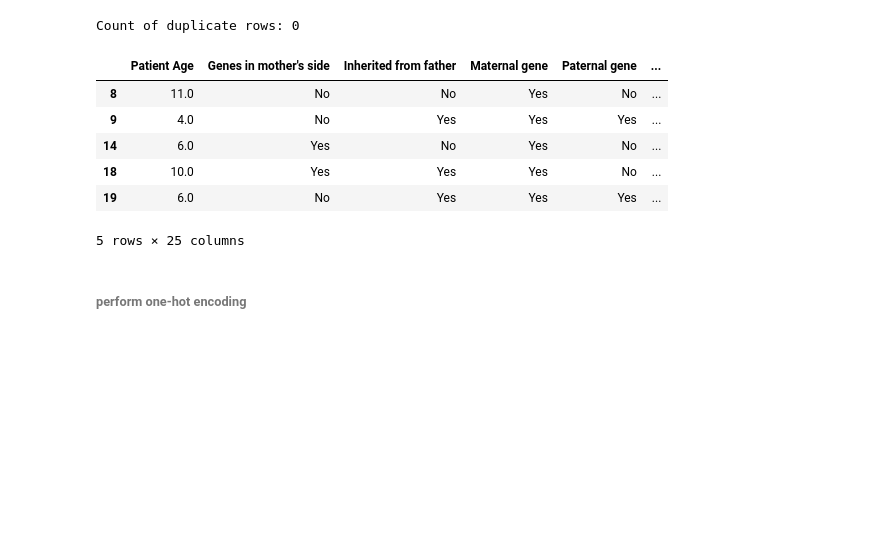
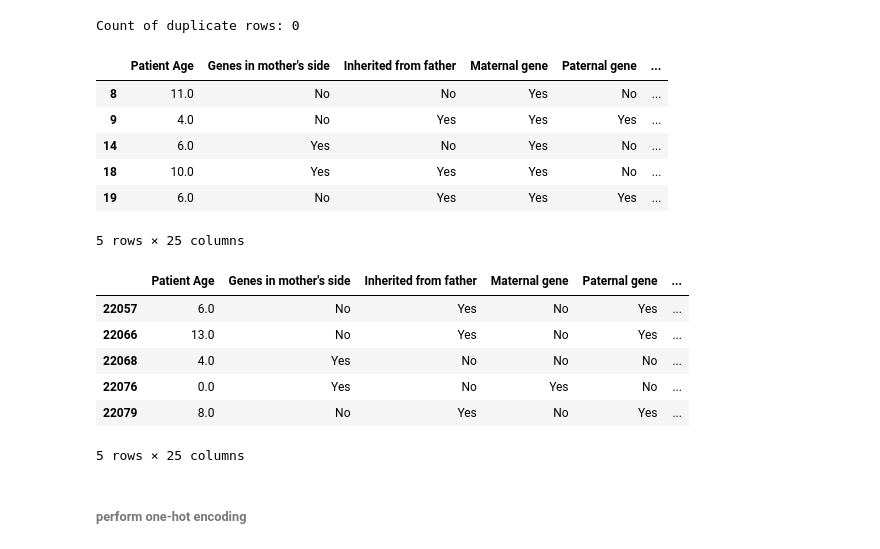
Before and after one commit to Mepseha/Project-4, a Jupyter notebook: LogisticRegression_all features.ipynb, the cells around one changed output. Saved outputs shown, nothing was run; the diff lists cells and outputs as text; code cells hidden in the pictures; blank space fills up the shorter version.

```diff
--- a/LogisticRegression_all features.ipynb
+++ b/LogisticRegression_all features.ipynb
@@ -128,13 +128,3 @@ print("Count of duplicate rows:", duplicate_count)
 # X_train_no_duplicates = GeneticDisorder_dropped_df.drop_duplicates()
 # %% [output]
 Count of duplicate rows: 0
-# %%
-GeneticDisorder_dropped_df.head()
-# %% [output]
-|  | Patient Age | Genes in mother's side | Inherited from father | Maternal gene | Paternal gene | ... |
-| 8 | 11.0 | No | No | Yes | No | ... |
-| 9 | 4.0 | No | Yes | Yes | Yes | ... |
-| 14 | 6.0 | Yes | No | Yes | No | ... |
-| 18 | 10.0 | Yes | Yes | Yes | No | ... |
-| 19 | 6.0 | No | Yes | Yes | Yes | ... |
-5 rows × 25 columns
@@ -141,3 +139,21 @@ GeneticDisorder_dropped_df.head()
+# %%
+display(GeneticDisorder_dropped_df.head())
+display(GeneticDisorder_dropped_df.tail())
+# %% [output]
+|  | Patient Age | Genes in mother's side | Inherited from father | Maternal gene | Paternal gene | ... |
+| 8 | 11.0 | No | No | Yes | No | ... |
+| 9 | 4.0 | No | Yes | Yes | Yes | ... |
+| 14 | 6.0 | Yes | No | Yes | No | ... |
+| 18 | 10.0 | Yes | Yes | Yes | No | ... |
+| 19 | 6.0 | No | Yes | Yes | Yes | ... |
+5 rows × 25 columns
+|  | Patient Age | Genes in mother's side | Inherited from father | Maternal gene | Paternal gene | ... |
+| 22057 | 6.0 | No | Yes | No | Yes | ... |
+| 22066 | 13.0 | No | Yes | No | Yes | ... |
+| 22068 | 4.0 | Yes | No | No | No | ... |
+| 22076 | 0.0 | Yes | No | Yes | No | ... |
+| 22079 | 8.0 | No | Yes | No | Yes | ... |
+5 rows × 25 columns
 # %%
 # Export cleaned CSV data
 # GeneticDisorder_dropped_df.to_csv('Resources/genetic_disorder.csv', index=False)
```
Also changed, not shown: parts of 14 cells of this notebook, 2 other files.
